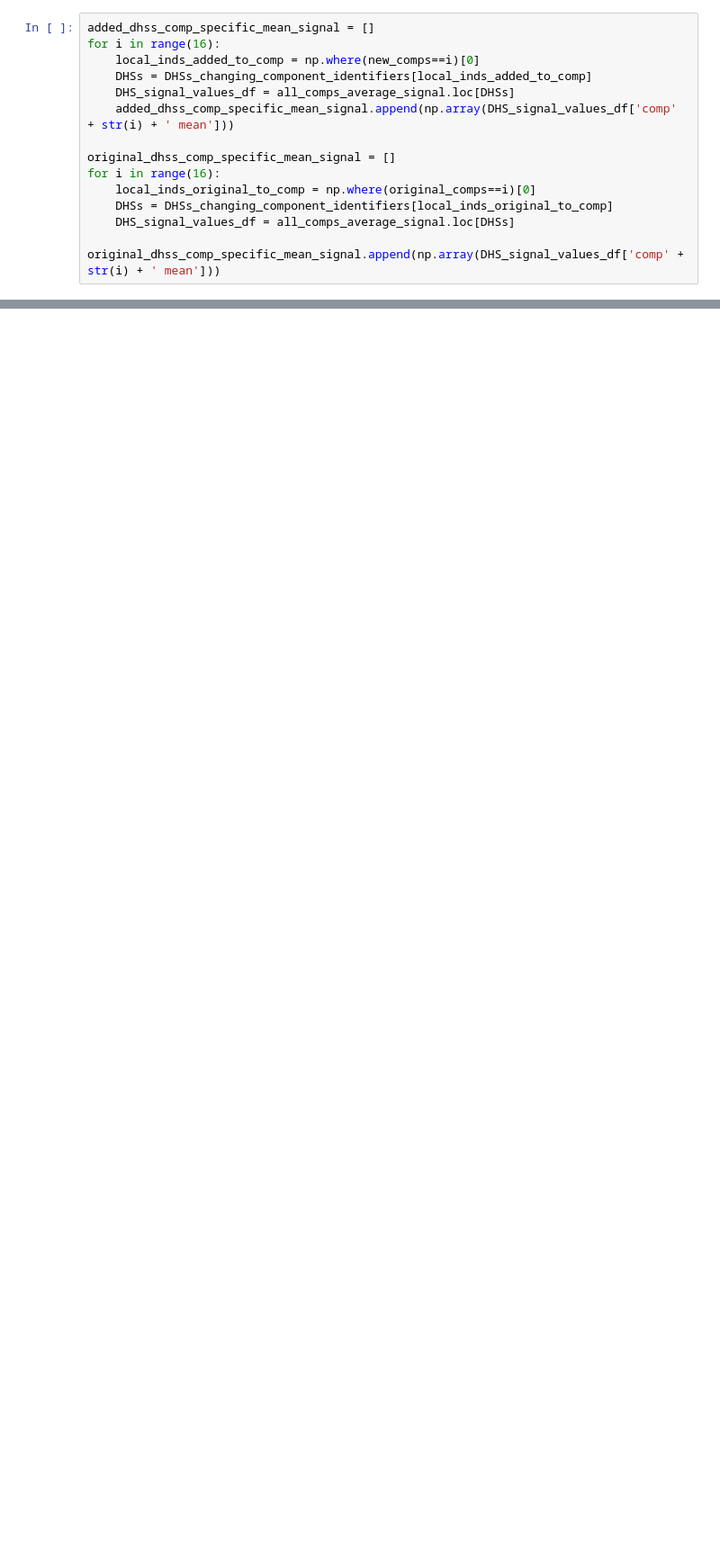
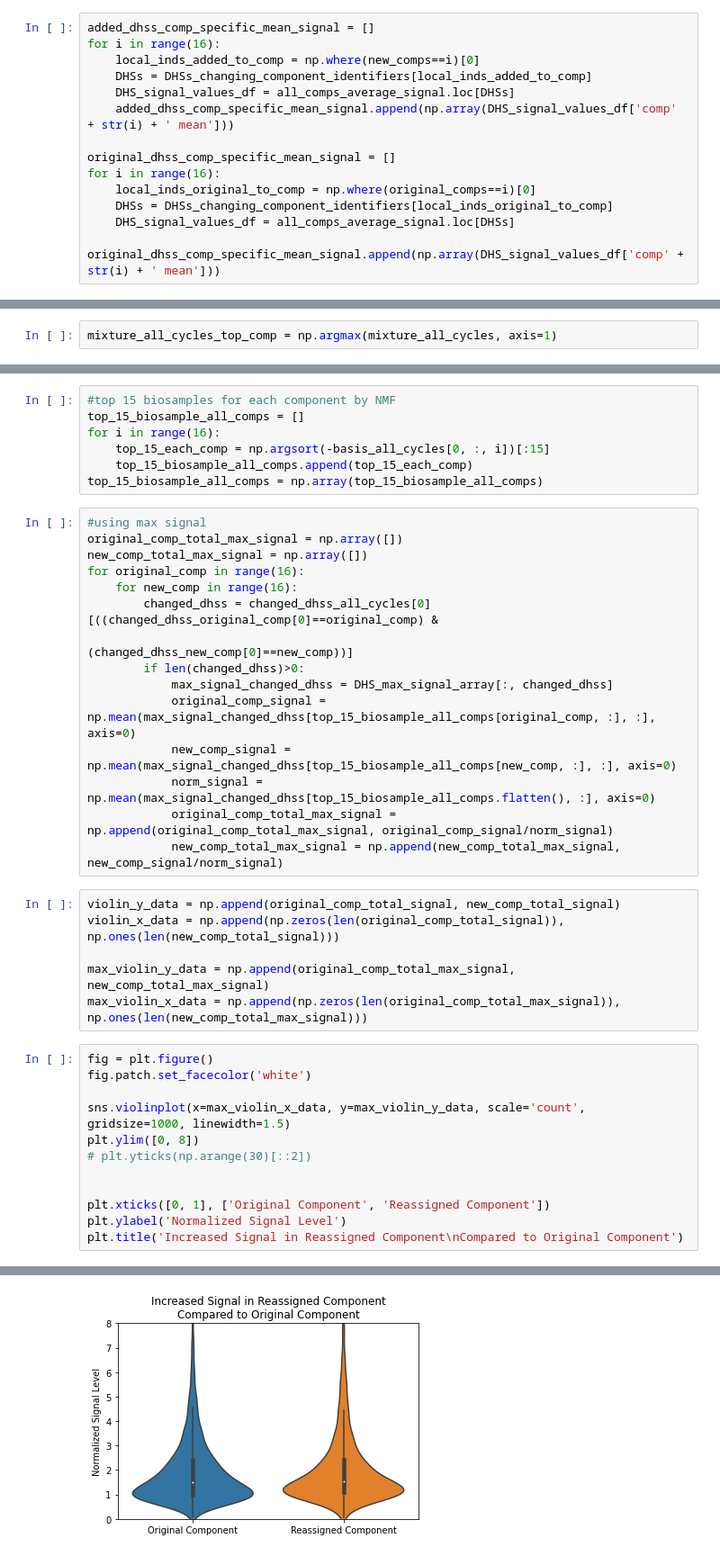
Before and after one commit to meuleman/gilbertAPI, a Jupyter notebook: recommendersystems/NMF/DHS/quality_of_NMF_recon_threshold_flip_01thresh_embeddings.ipynb, the cells around one changed output, grey strips where cells are left out. Shown at 90% size. Saved outputs shown, nothing was run; the diff lists cells and outputs as text; blank space fills up the shorter version.

```diff
--- a/recommendersystems/NMF/DHS/quality_of_NMF_recon_threshold_flip_01thresh_embeddings.ipynb
+++ b/recommendersystems/NMF/DHS/quality_of_NMF_recon_threshold_flip_01thresh_embeddings.ipynb
@@ -822,3 +825,5 @@ plt.suptitle('Mean Signal Values of Reassigned DHSs of Each Component\nReconstru
 # %% [output]
 Text(0.5, 1.03, 'Mean Signal Values of Reassigned DHSs of Each Component\nReconstruction Threshold Flip, Threshold=0.0/1.0, Top 10% of DHSs')
 [figure]
+# %%
+mixture_all_cycles_top_comp = np.argmax(mixture_all_cycles, axis=1)
@@ -851,0 +889,41 @@ for i in range(1):
+# %%
+#top 15 biosamples for each component by NMF
+top_15_biosample_all_comps = []
+for i in range(16):
+    top_15_each_comp = np.argsort(-basis_all_cycles[0, :, i])[:15]
+    top_15_biosample_all_comps.append(top_15_each_comp)
+top_15_biosample_all_comps = np.array(top_15_biosample_all_comps)
+# %%
+#using max signal
+original_comp_total_max_signal = np.array([])
+new_comp_total_max_signal = np.array([])
+for original_comp in range(16):
+    for new_comp in range(16):
+        changed_dhss = changed_dhss_all_cycles[0][((changed_dhss_original_comp[0]==original_comp) &
+                                                   (changed_dhss_new_comp[0]==new_comp))]
+        if len(changed_dhss)>0:
+            max_signal_changed_dhss = DHS_max_signal_array[:, changed_dhss]
+            original_comp_signal = np.mean(max_signal_changed_dhss[top_15_biosample_all_comps[original_comp, :], :], axis=0)
+            new_comp_signal = np.mean(max_signal_changed_dhss[top_15_biosample_all_comps[new_comp, :], :], axis=0)
+            norm_signal = np.mean(max_signal_changed_dhss[top_15_biosample_all_comps.flatten(), :], axis=0)
+            original_comp_total_max_signal = np.append(original_comp_total_max_signal, original_comp_signal/norm_signal)
+            new_comp_total_max_signal = np.append(new_comp_total_max_signal, new_comp_signal/norm_signal)
+# %%
+violin_y_data = np.append(original_comp_total_signal, new_comp_total_signal)
+violin_x_data = np.append(np.zeros(len(original_comp_total_signal)), np.ones(len(new_comp_total_signal)))
+
+max_violin_y_data = np.append(original_comp_total_max_signal, new_comp_total_max_signal)
+max_violin_x_data = np.append(np.zeros(len(original_comp_total_max_signal)), np.ones(len(new_comp_total_max_signal)))
+# %%
+fig = plt.figure()
+fig.patch.set_facecolor('white')
+
+sns.violinplot(x=max_violin_x_data, y=max_violin_y_data, scale='count', gridsize=1000, linewidth=1.5)
+plt.ylim([0, 8])
+# plt.yticks(np.arange(30)[::2])
+
+
+plt.xticks([0, 1], ['Original Component', 'Reassigned Component'])
+plt.ylabel('Normalized Signal Level')
+plt.title('Increased Signal in Reassigned Component\nCompared to Original Component')
+# %% [output]
@@ -852,2 +931,3 @@ for i in range(1):
+[figure, added]
 # %%
 heatmap_mixture_all_cycles_top_comp_comparison_sum = np.sum(heatmap_mixture_all_cycles_top_comp_comparison, axis=0)
```
Also changed, not shown: parts of 80 cells of this notebook.
